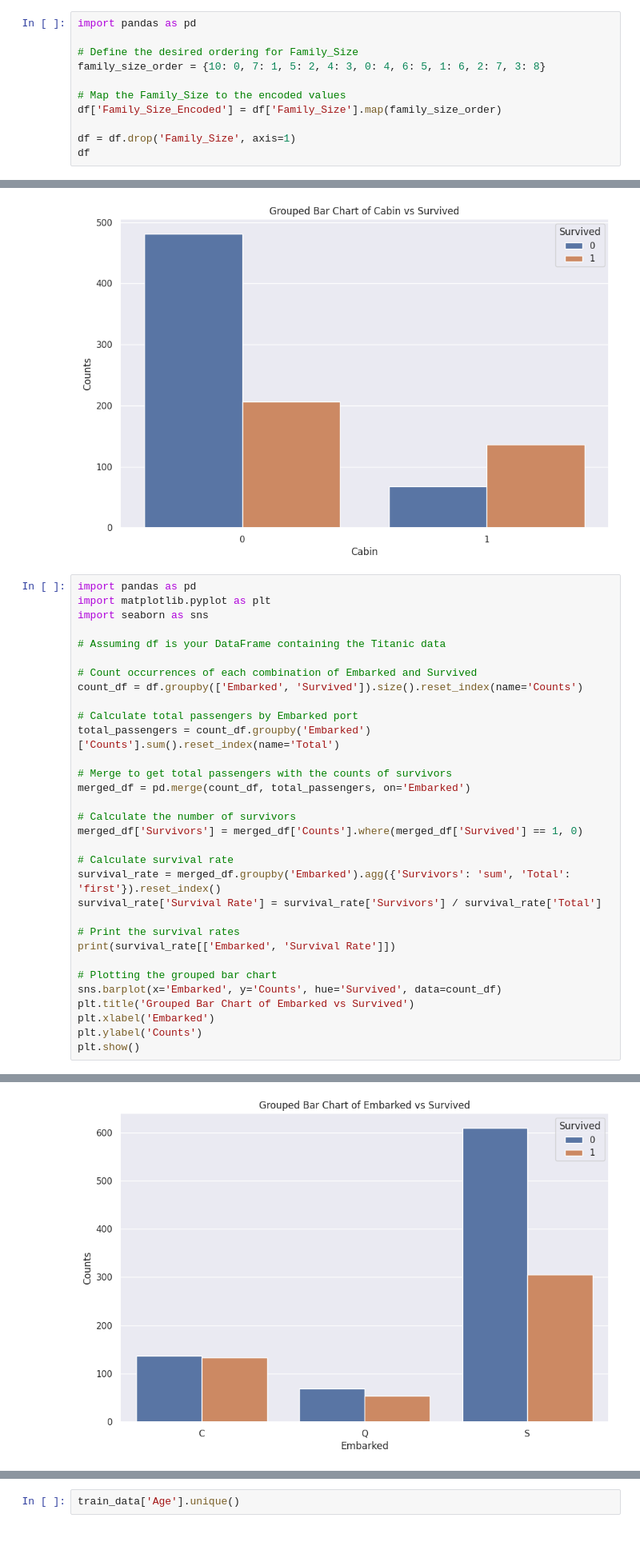
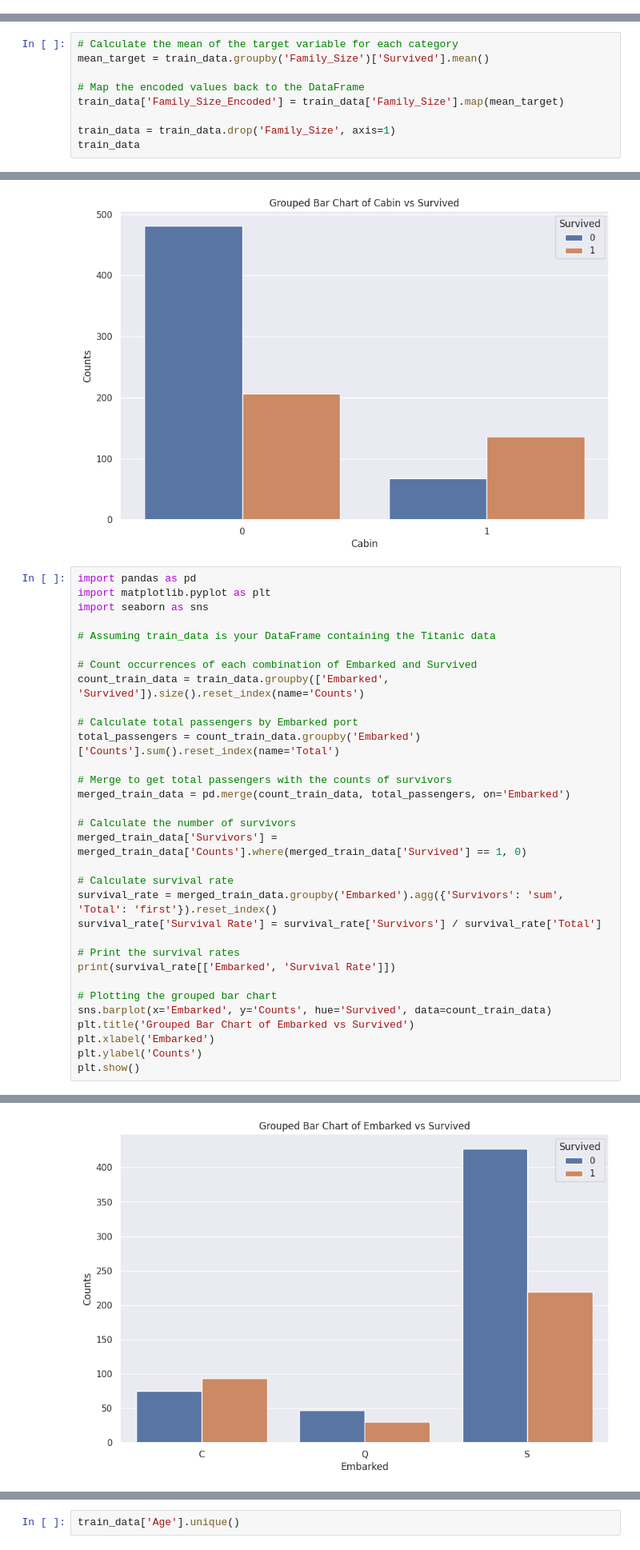
Before and after one commit to Bladys0710/titanic-ml-project, a Jupyter notebook: notebooks/01_EDA_and_PreProcessing.ipynb, the cells around one changed output, grey strips where cells are left out. Shown at 80% size. Cells and saved outputs as stored; diff of their text form.

Commit message:
[UPDATE] – Update correction of data leak during encoding.

```diff
--- a/notebooks/01_EDA_and_PreProcessing.ipynb
+++ b/notebooks/01_EDA_and_PreProcessing.ipynb
@@ -116,11 +53,0 @@ plt.show()
-# %%
-import pandas as pd
-
-# Define the desired ordering for Family_Size
-family_size_order = {10: 0, 7: 1, 5: 2, 4: 3, 0: 4, 6: 5, 1: 6, 2: 7, 3: 8}
-
-# Map the Family_Size to the encoded values
-df['Family_Size_Encoded'] = df['Family_Size'].map(family_size_order)
-
-df = df.drop('Family_Size', axis=1)
-df
@@ -210,0 +186,9 @@ test_data = df[df['Data_Split'] == 'test']
+# %%
+# Calculate the mean of the target variable for each category
+mean_target = train_data.groupby('Family_Size')['Survived'].mean()
+
+# Map the encoded values back to the DataFrame
+train_data['Family_Size_Encoded'] = train_data['Family_Size'].map(mean_target)
+
+train_data = train_data.drop('Family_Size', axis=1)
+train_data
@@ -296,29 +307,29 @@ import pandas as pd
 import matplotlib.pyplot as plt
 import seaborn as sns
 
-# Assuming df is your DataFrame containing the Titanic data
+# Assuming train_data is your DataFrame containing the Titanic data
 
 # Count occurrences of each combination of Embarked and Survived
-count_df = df.groupby(['Embarked', 'Survived']).size().reset_index(name='Counts')
+count_train_data = train_data.groupby(['Embarked', 'Survived']).size().reset_index(name='Counts')
 
 # Calculate total passengers by Embarked port
-total_passengers = count_df.groupby('Embarked')['Counts'].sum().reset_index(name='Total')
+total_passengers = count_train_data.groupby('Embarked')['Counts'].sum().reset_index(name='Total')
 
 # Merge to get total passengers with the counts of survivors
-merged_df = pd.merge(count_df, total_passengers, on='Embarked')
+merged_train_data = pd.merge(count_train_data, total_passengers, on='Embarked')
 
 # Calculate the number of survivors
-merged_df['Survivors'] = merged_df['Counts'].where(merged_df['Survived'] == 1, 0)
+merged_train_data['Survivors'] = merged_train_data['Counts'].where(merged_train_data['Survived'] == 1, 0)
 
 # Calculate survival rate
-survival_rate = merged_df.groupby('Embarked').agg({'Survivors': 'sum', 'Total': 'first'}).reset_index()
+survival_rate = merged_train_data.groupby('Embarked').agg({'Survivors': 'sum', 'Total': 'first'}).reset_index()
 survival_rate['Survival Rate'] = survival_rate['Survivors'] / survival_rate['Total']
 
 # Print the survival rates
 print(survival_rate[['Embarked', 'Survival Rate']])
 
 # Plotting the grouped bar chart
-sns.barplot(x='Embarked', y='Counts', hue='Survived', data=count_df)
+sns.barplot(x='Embarked', y='Counts', hue='Survived', data=count_train_data)
 plt.title('Grouped Bar Chart of Embarked vs Survived')
 plt.xlabel('Embarked')
 plt.ylabel('Counts')
@@ -331 +342 @@ plt.show()
-[figure, old version]
+[figure, new version]
```
Also changed, not shown: parts of 35 cells of this notebook, 3 other files.
